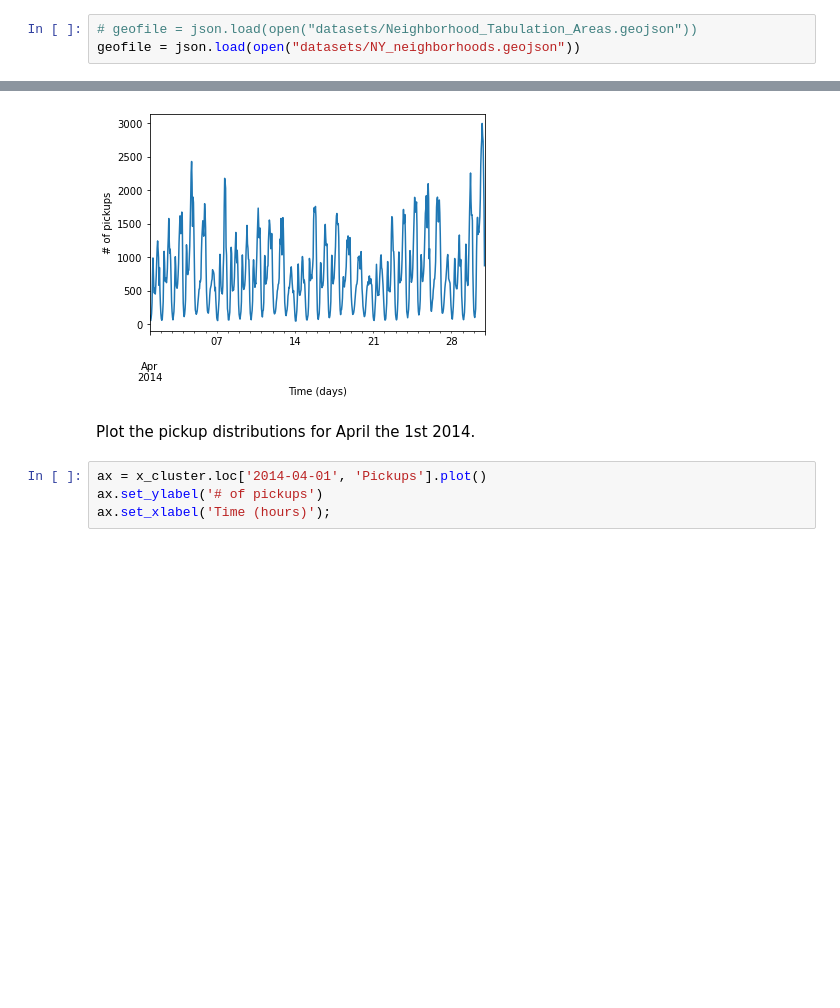
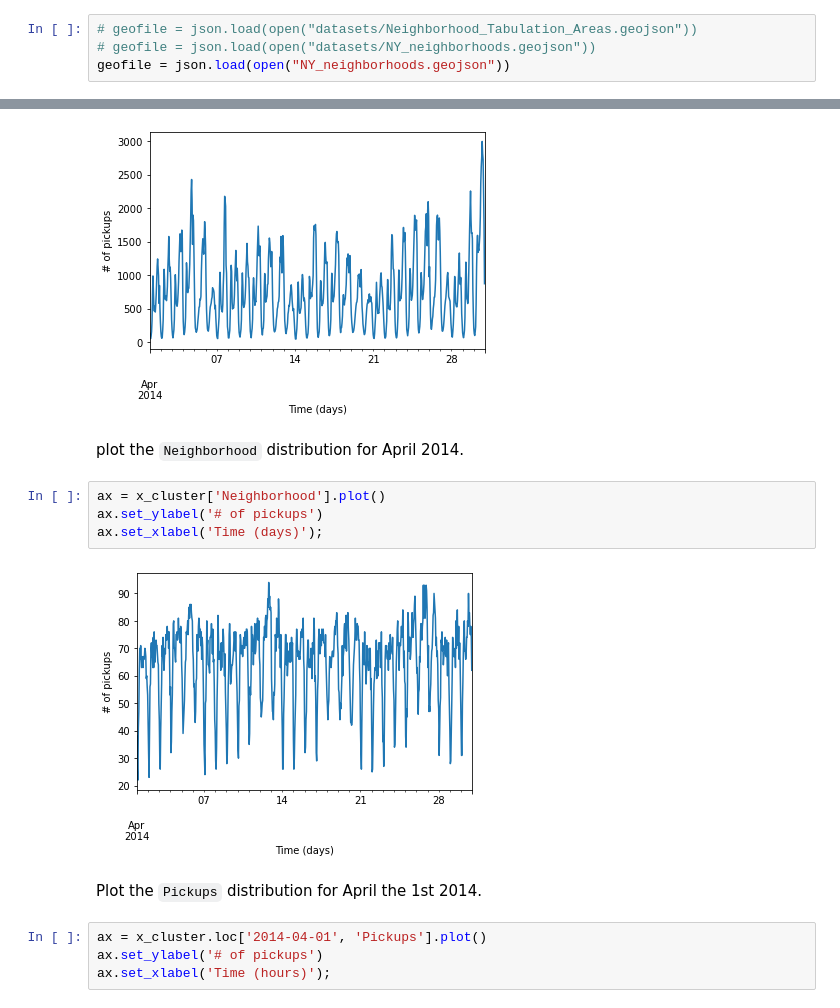
Before and after one commit to faberfred/uber-pickup-prediction, a Jupyter notebook: Uber-pickups.ipynb, the cells around one changed output, grey strips where cells are left out. Cells and saved outputs as stored; diff of their text form; blank space fills up the shorter version.

```diff
--- a/Uber-pickups.ipynb
+++ b/Uber-pickups.ipynb
@@ -282,7 +282,8 @@ x_add
 Load a JSON file with the *latitude / longitude* to *neighborhood* correlation.
 # %%
 # geofile = json.load(open("datasets/Neighborhood_Tabulation_Areas.geojson"))
-geofile = json.load(open("datasets/NY_neighborhoods.geojson"))
+# geofile = json.load(open("datasets/NY_neighborhoods.geojson"))
+geofile = json.load(open("NY_neighborhoods.geojson"))
 # %%
 geo_points = list(zip(x_add['Lon'], x_add['Lat']))
 # %%
@@ -399,8 +401,16 @@ ax.set_ylabel('# of pickups')
 ax.set_xlabel('Time (days)');
 # %% [output]
 [figure]
+# %% [markdown]
+plot the `Neighborhood` distribution for April 2014.
+# %%
+ax = x_cluster['Neighborhood'].plot()
+ax.set_ylabel('# of pickups')
+ax.set_xlabel('Time (days)');
+# %% [output]
+[figure, added]
 # %% [markdown]
-Plot the pickup distributions for April the 1st 2014.
+Plot the `Pickups` distribution for April the 1st 2014.
 # %%
 ax = x_cluster.loc['2014-04-01', 'Pickups'].plot()
 ax.set_ylabel('# of pickups')
```
Also changed, not shown: parts of 21 cells of this notebook.
